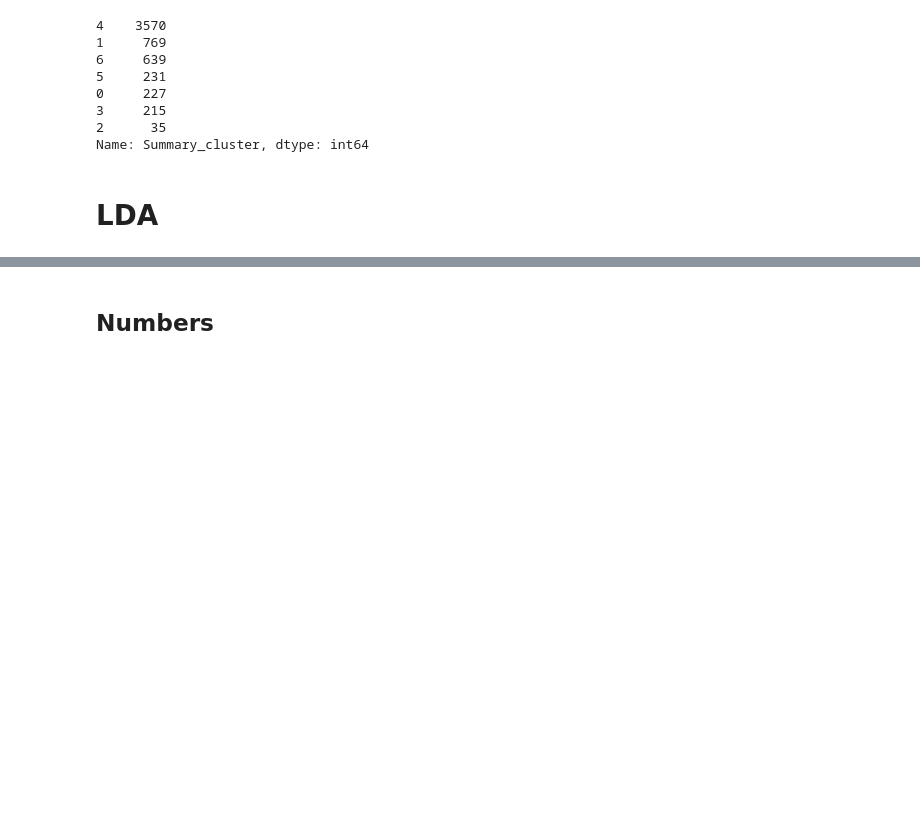
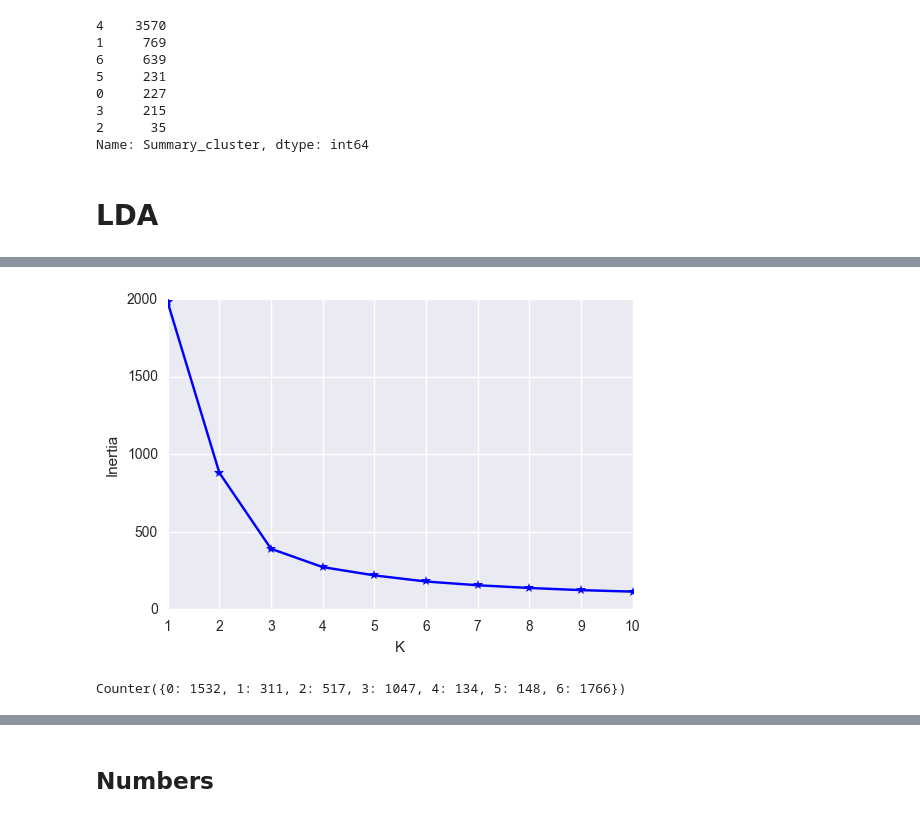
Before and after one commit to DanilBaibak/crash_planes, a Jupyter notebook: planecrashinfo.ipynb, the cells around one changed output, grey strips where cells are left out. Cells and saved outputs as stored; diff of their text form; code cells hidden in the pictures; blank space fills up the shorter version.

Commit message:
Added Lda model for clustering summaries

```diff
--- a/planecrashinfo.ipynb
+++ b/planecrashinfo.ipynb
@@ -196,0 +186,26 @@ corpus = [dictionary.doc2bow(text) for text in texts]
+# %%
+# project to 2 dimensions for visualization
+lsi_model = LsiModel(corpus_tfidf, id2word=dictionary, num_topics=2)
+# %%
+# save coordinates
+coords = []
+
+for coord in lsi_model[corpus]:
+    if len(coord) > 1:
+        coords.append((coord[0][1], coord[1][1]))
+# %%
+max_cluster = 10
+clusters_num = range(1, max_cluster + 1)
+inertias = np.zeros(max_cluster)
+# %%
+for cluster_num in clusters_num:
+    kmeans = KMeans(cluster_num).fit(coords)
+    inertias[cluster_num - 1] = kmeans.inertia_
+# %%
+plt.plot(clusters_num, inertias, "b*-")
+
+plt.ylabel("Inertia")
+plt.xlabel("K")
+plt.show()
+# %% [output]
+[figure, added]
@@ -196,0 +216,4 @@ corpus = [dictionary.doc2bow(text) for text in texts]
+# %%
+Counter(kmeans.labels_)
+# %% [output]
+Counter({0: 1532, 1: 311, 2: 517, 3: 1047, 4: 134, 5: 148, 6: 1766})
```
Also changed, not shown: parts of 19 cells of this notebook.
